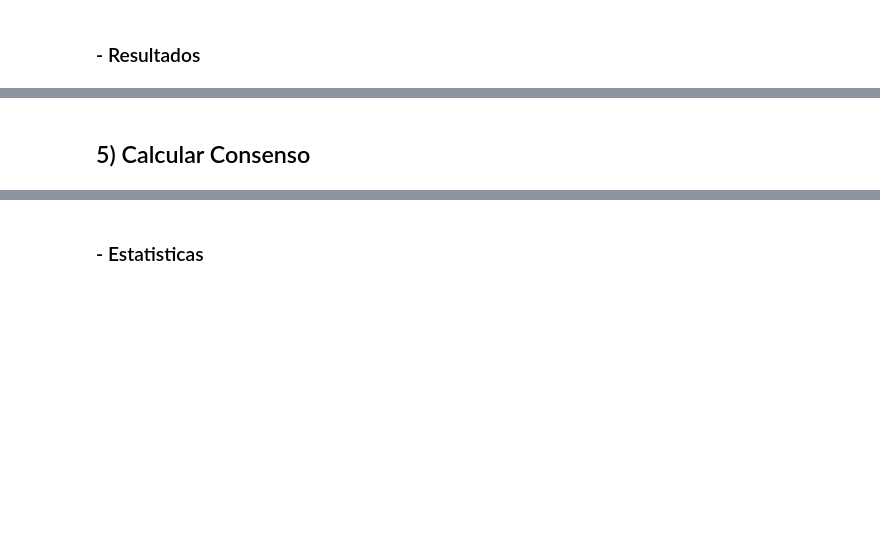
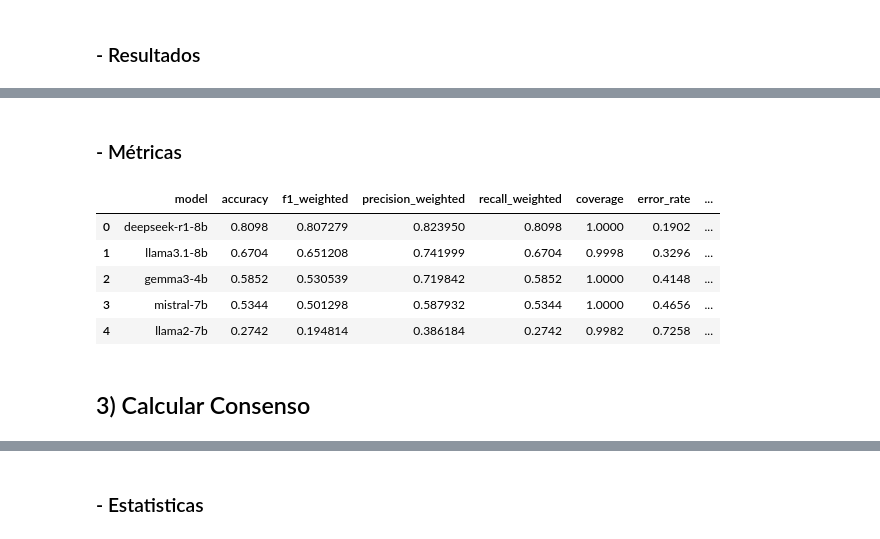
Before and after one commit to Ktzani/llm-annotation, a Jupyter notebook: src/notebooks/analise_consenso_llms.ipynb, the cells around one changed output, grey strips where cells are left out. Drawn from its saved outputs; the diff is of its cells as text; code cells hidden in the pictures; blank space fills up the shorter version.

```diff
--- a/src/notebooks/analise_consenso_llms.ipynb
+++ b/src/notebooks/analise_consenso_llms.ipynb
@@ -320,5 +141,18 @@ df_metrics = annotator.evaluate_model_metrics(
+# %% [markdown]
+### - Métricas
+# %%
+df_metrics = pd.read_csv(results_dataset_path.joinpath("model_metrics.csv"))
+
+df_metrics
+# %% [output]
+|  | model | accuracy | f1_weighted | precision_weighted | recall_weighted | coverage | error_rate | ... |
+| 0 | deepseek-r1-8b | 0.8098 | 0.807279 | 0.823950 | 0.8098 | 1.0000 | 0.1902 | ... |
+| 1 | llama3.1-8b | 0.6704 | 0.651208 | 0.741999 | 0.6704 | 0.9998 | 0.3296 | ... |
+| 2 | gemma3-4b | 0.5852 | 0.530539 | 0.719842 | 0.5852 | 1.0000 | 0.4148 | ... |
+| 3 | mistral-7b | 0.5344 | 0.501298 | 0.587932 | 0.5344 | 1.0000 | 0.4656 | ... |
+| 4 | llama2-7b | 0.2742 | 0.194814 | 0.386184 | 0.2742 | 0.9982 | 0.7258 | ... |
 # %% [markdown]
-## 5) Calcular Consenso
+## 3) Calcular Consenso
 # %%
 from src.llm_annotation_system.consensus.consensus_calculator import ConsensusCalculator
 from src.llm_annotation_system.consensus.consensus_evaluator import ConsensusEvaluator
```
Also changed, not shown: parts of 40 cells of this notebook, 5 other files.
